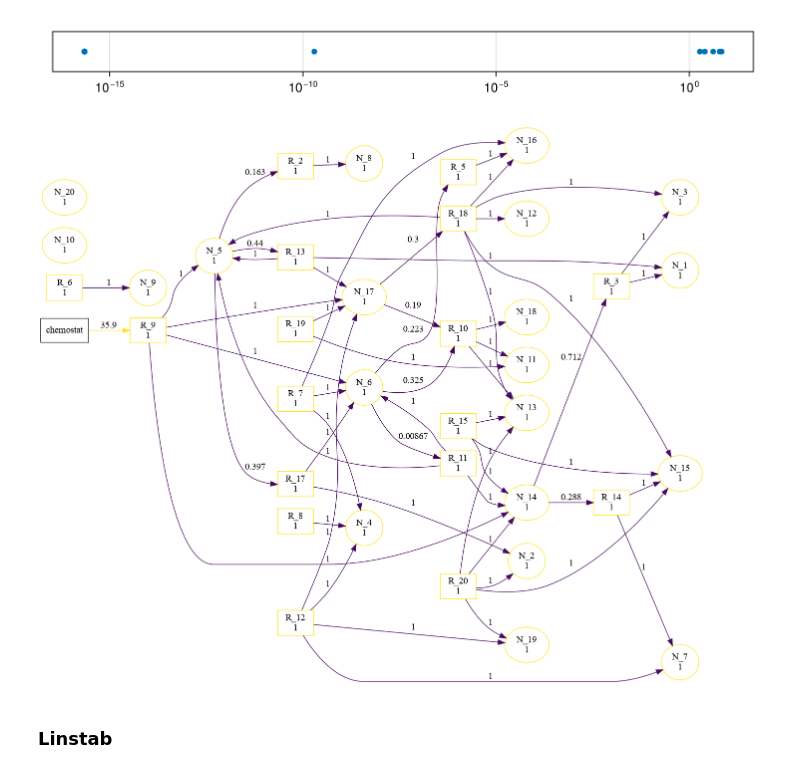
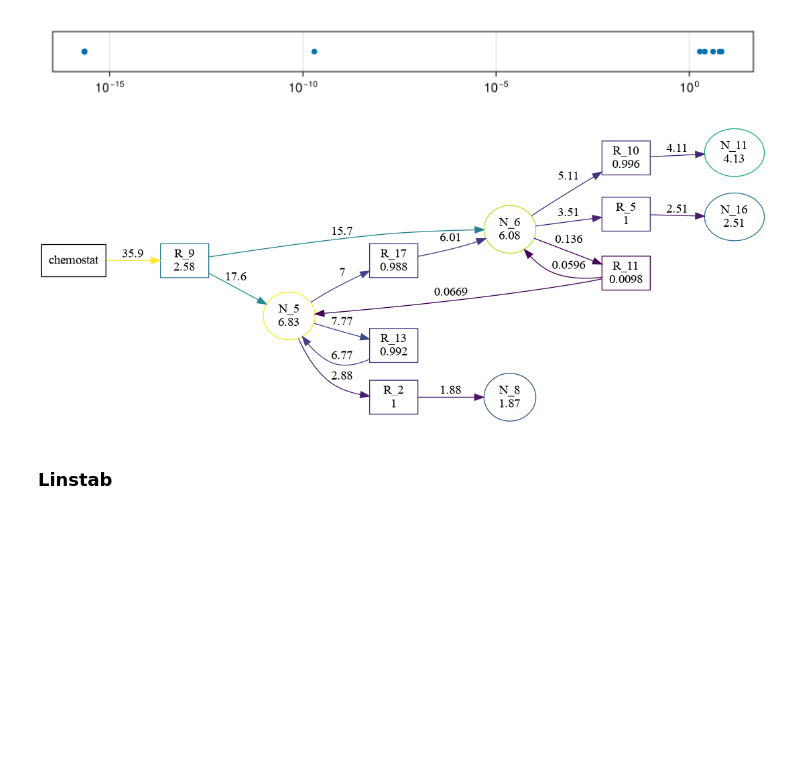
Before and after one commit to kockahonza/SSMC, a Jupyter notebook: cluster_env/runs/single_influx_pdes1/Nb2-Reviewing PDE results.ipynb, the cells around one changed output. Saved outputs shown, nothing was run; the diff lists cells and outputs as text; code cells hidden in the pictures; blank space fills up the shorter version.

```diff
--- a/cluster_env/runs/single_influx_pdes1/Nb2-Reviewing PDE results.ipynb
+++ b/cluster_env/runs/single_influx_pdes1/Nb2-Reviewing PDE results.ipynb
@@ -183,14 +183,14 @@ scatter(css[1:N], fill(1, N);
 # %% [output]
 [figure]
 # %%
-diagram_sfss_v3(sr.params, fill(1., N+M);
-# diagram_sfss_v3(sr.params, sr.steadystates;
+# diagram_sfss_v3(sr.params, fill(1., N+M);
+diagram_sfss_v3(sr.params, sr.steadystates;
     strain_threshold=1e-2,
     edge_threshold=1e-5,
     # colorscale=log10,
 )
 # %% [output]
-[figure, old version]
+[figure, new version]
 # %% [markdown]
 ### Linstab
 # %%
```
Also changed, not shown: 10 other files.
